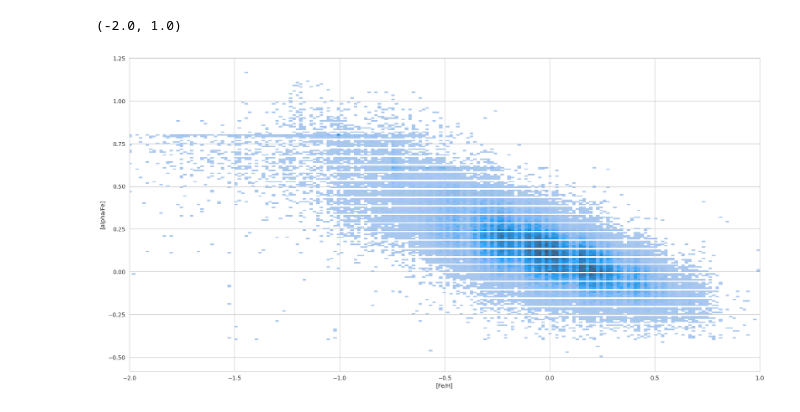
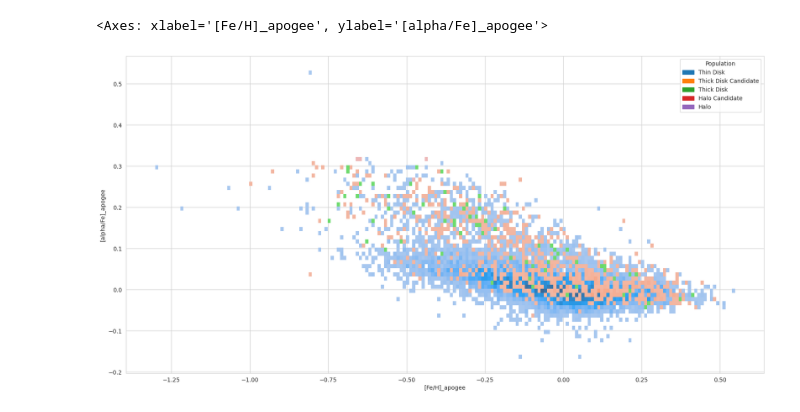
Before and after one commit to ChrisBoettner/plato, a Jupyter notebook: notebooks/04_stellar_populations.ipynb, the cells around one changed output. Drawn from its saved outputs; the diff is of its cells as text; code cells hidden in the pictures.

```diff
--- a/notebooks/04_stellar_populations.ipynb
+++ b/notebooks/04_stellar_populations.ipynb
@@ -12,6 +12,9 @@ data = pd.read_csv("../data/processed/plato_targets_LOPS2_processed.csv")
 # filter for FGK stars and remove 0 mass or radius
 data = data[data["Stellar Type"] == "FGK"]
 data = data[(data["Radius"] > 0) & (data["Mass"] > 0)]
+# %%
+# cut [Fe/H] < -2 and [alpha/Fe] > 0.75
+data = data[(data["[Fe/H]"] > -1) & (data["[alpha/Fe]"] < 0.75)]
 # %%
 sns.histplot(
     data=data,
@@ -74,16 +108,13 @@ Thin Disk  -0.145880  0.430117
 # %%
 # plot alpha vs [Fe/H] as histogram
 sns.histplot(
     data=data,
-    x="[Fe/H]",
-    y="[alpha/Fe]",
+    x="[Fe/H]_apogee",
+    y="[alpha/Fe]_apogee",
     stat="density",
-    common_norm=False,
-    element="step",
-    common_bins=False,
+    hue="Population",
+    binwidth=0.01,
 )
-# xlim between -2 an 1 for [Fe/H]
-plt.xlim(-2, 1)
 # %% [output]
-(-2.0, 1.0)
+<Axes: xlabel='[Fe/H]_apogee', ylabel='[alpha/Fe]_apogee'>
-[figure, old version]
+[figure, new version]
```
Also changed, not shown: parts of 14 cells of this notebook, 5 other files.
